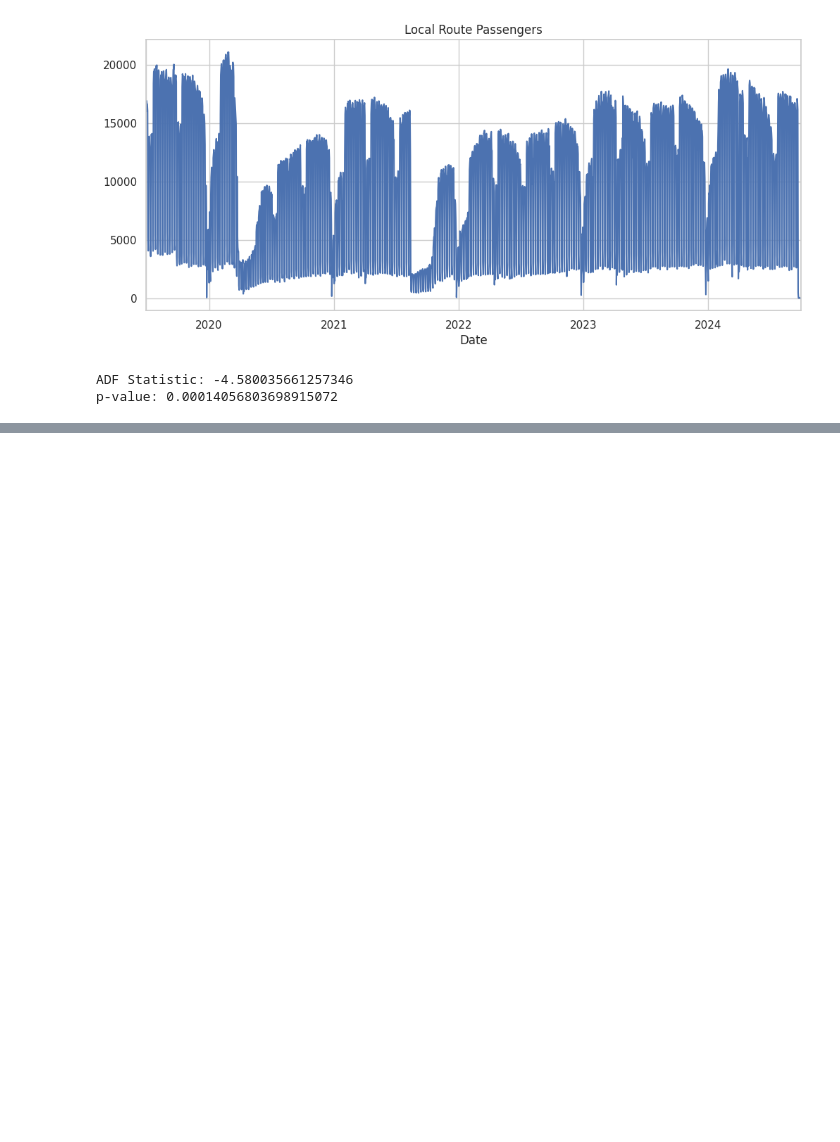
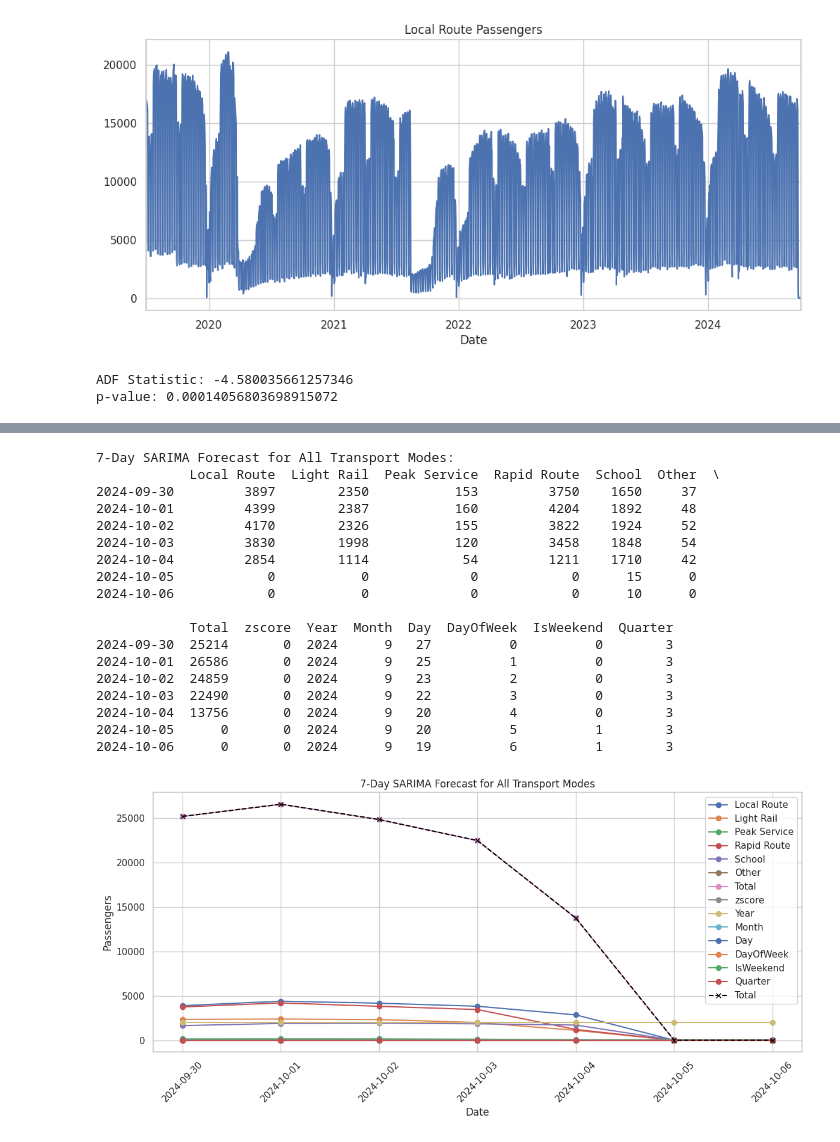
Before and after one commit to YaswanthKumar-S/Task_Kovai.co, a Jupyter notebook: Task_Kovai_co_.ipynb, the cells around one changed output, grey strips where cells are left out. Saved outputs shown, nothing was run; the diff lists cells and outputs as text; code cells hidden in the pictures; blank space fills up the shorter version.

```diff
--- a/Task_Kovai_co_.ipynb
+++ b/Task_Kovai_co_.ipynb
@@ -511,0 +541,69 @@ print(forecast_df)
+# %%
+forecast_days = 7
+seasonal_period = 7  # weekly seasonality for simplicity
+modes = df.columns
+forecasts = pd.DataFrame()
+
+# Loop through each transport mode
+for mode in modes:
+    series = df[mode]
+
+    # Fit simple SARIMA model
+    model = SARIMAX(series,
+                    order=(1,1,1),
+                    seasonal_order=(1,1,1,seasonal_period),
+                    enforce_stationarity=False,
+                    enforce_invertibility=False)
+    result = model.fit(disp=False)
+
+    # Forecast next 7 days
+    forecast = result.get_forecast(steps=forecast_days)
+    forecast_index = pd.date_range(start=series.index[-1] + pd.Timedelta(days=1), periods=forecast_days)
+    forecast_df = pd.DataFrame({mode: forecast.predicted_mean.values}, index=forecast_index)
+
+    # Store forecasts
+    forecasts = pd.concat([forecasts, forecast_df], axis=1)
+
+# Add total forecast
+forecasts['Total'] = forecasts.sum(axis=1)
+
+# Round and clip negative values
+forecasts = forecasts.clip(lower=0).round().astype(int)
+
+# Print forecasts
+print("7-Day SARIMA Forecast for All Transport Modes:")
+print(forecasts)
+
+# Plot forecasts
+plt.figure(figsize=(12,6))
+for mode in modes:
+    plt.plot(forecasts.index, forecasts[mode], marker='o', label=mode)
+
+plt.plot(forecasts.index, forecasts['Total'], marker='x', color='black', linestyle='--', label='Total')
+plt.title("7-Day SARIMA Forecast for All Transport Modes")
+plt.xlabel("Date")
+plt.ylabel("Passengers")
+plt.xticks(rotation=45)
+plt.legend()
+plt.tight_layout()
+plt.show()
+# %% [output]
+7-Day SARIMA Forecast for All Transport Modes:
+            Local Route  Light Rail  Peak Service  Rapid Route  School  Other  \
+2024-09-30         3897        2350           153         3750    1650     37
+2024-10-01         4399        2387           160         4204    1892     48
+2024-10-02         4170        2326           155         3822    1924     52
+2024-10-03         3830        1998           120         3458    1848     54
+2024-10-04         2854        1114            54         1211    1710     42
+2024-10-05            0           0             0            0      15      0
+2024-10-06            0           0             0            0      10      0
+
+            Total  zscore  Year  Month  Day  DayOfWeek  IsWeekend  Quarter
+2024-09-30  25214       0  2024      9   27          0          0        3
+2024-10-01  26586       0  2024      9   25          1          0        3
+2024-10-02  24859       0  2024      9   23          2          0        3
+2024-10-03  22490       0  2024      9   22          3          0        3
+2024-10-04  13756       0  2024      9   20          4          0        3
+2024-10-05      0       0  2024      9   20          5          1        3
+2024-10-06      0       0  2024      9   19          6          1        3
+[figure, added]
```
Also changed, not shown: parts of 2 cells of this notebook.
